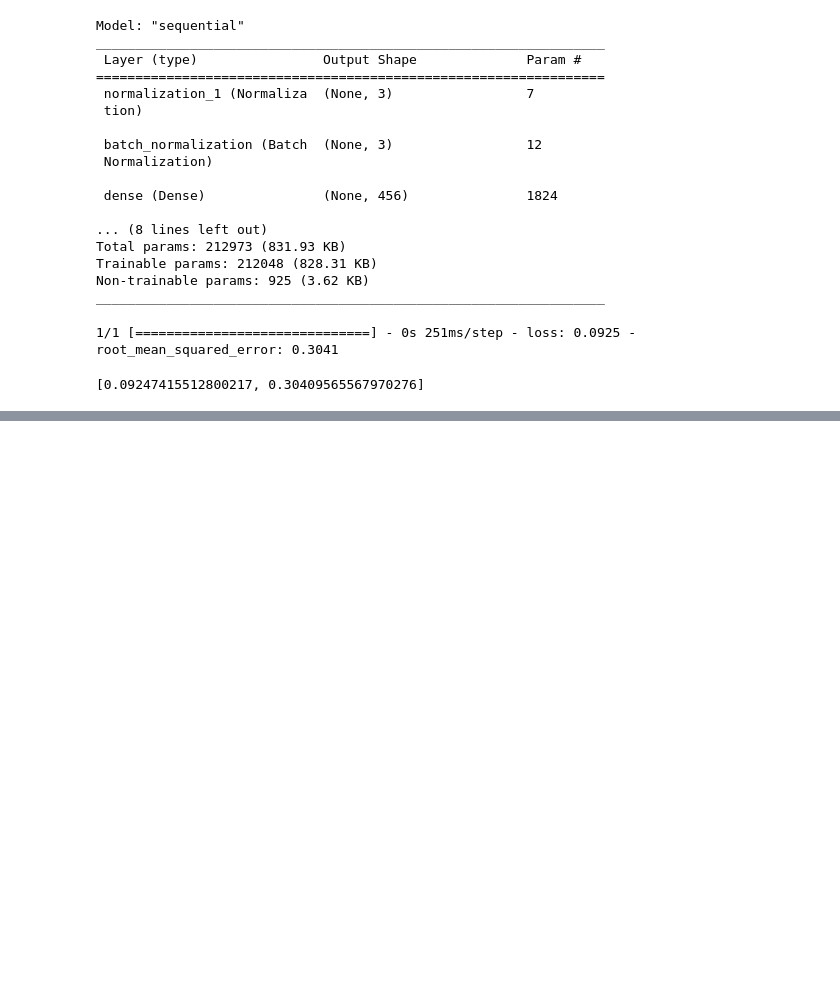
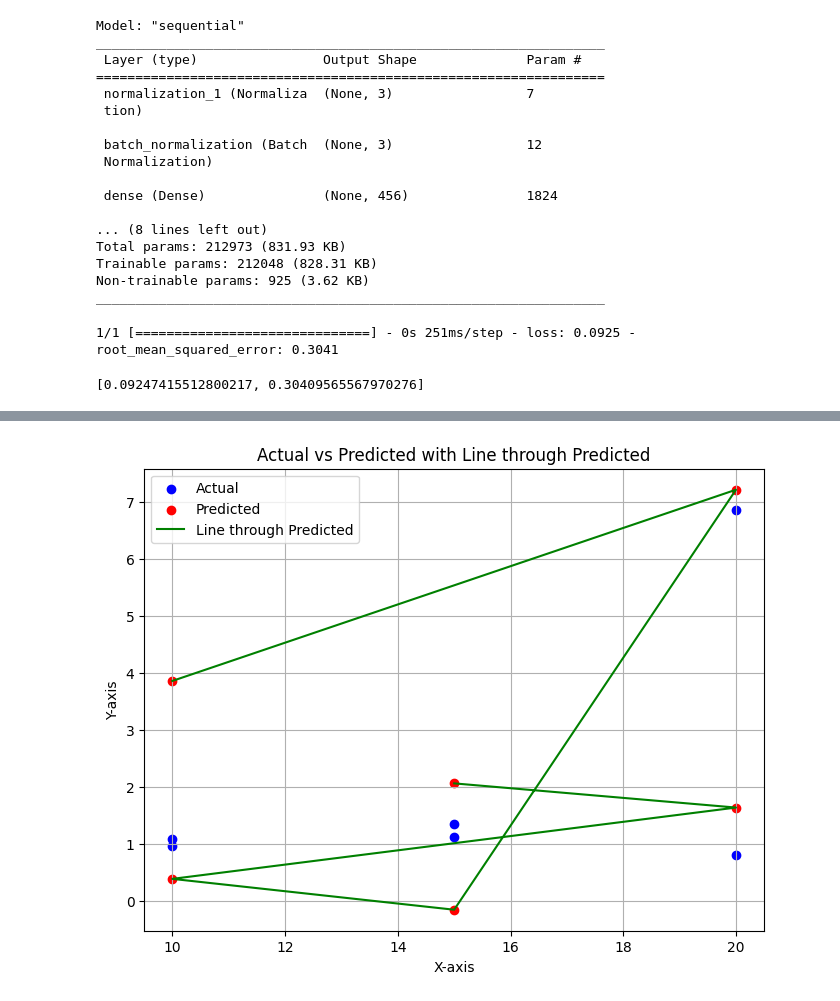
Before and after one commit to VardanMittal/Micromilling_process_optimisation, a Jupyter notebook: main2.ipynb, the cells around one changed output, grey strips where cells are left out. Saved outputs shown, nothing was run; the diff lists cells and outputs as text; code cells hidden in the pictures; blank space fills up the shorter version.

```diff
--- a/main2.ipynb
+++ b/main2.ipynb
@@ -241,0 +336,4 @@ y_test
+# %%
+plot_graph(X_test['Feed (mm/min)'], y_test['MRR (mm^3 / min)'], y_pred[1])
+# %% [output]
+[figure, added]
```
Also changed, not shown: parts of 16 cells of this notebook, 5 other files.
